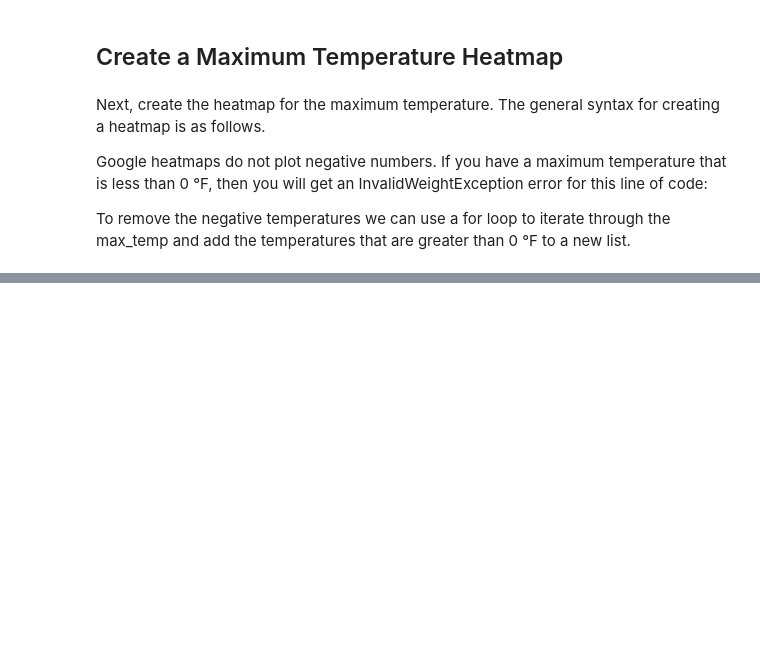
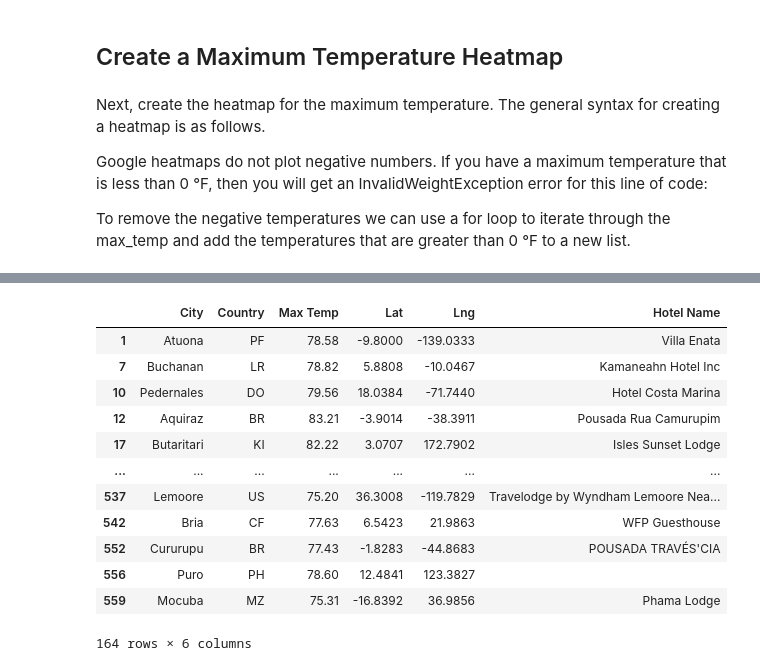
Before and after one commit to danielbrock4/APIs_PlanMyTrip_WeatherDataVisualiztion, a Jupyter notebook: VacationPy.ipynb, the cells around one changed output, grey strips where cells are left out. Drawn from its saved outputs; the diff is of its cells as text; code cells hidden in the pictures; blank space fills up the shorter version.

```diff
--- a/VacationPy.ipynb
+++ b/VacationPy.ipynb
@@ -81,0 +227,5 @@ fig
+# %%
+# Create DataFrame called hotel_df to store hotel names along with city, country, max temp, and coordinates.
+hotel_df = preferred_cities_df[["City", "Country", "Max Temp", "Lat", "Lng"]].copy()
+hotel_df["Hotel Name"] = ""
+hotel_df.head(10)
@@ -81,0 +261,7 @@ fig
+# %%
+# Set parameters to search for a hotel.
+params = {
+    "radius": 5000,
+    "type": "lodging",
+    "key": g_key
+}
@@ -81,0 +274,19 @@ fig
+# %%
+# Iterate through the DataFrame.
+for index, row in hotel_df.iterrows():
+    # Get the latitude and longitude.
+    lat = row["Lat"]
+    lng = row["Lng"]
+
+    # Add the latitude and longitude to location key for the params dictionary.
+    params["location"] = f"{lat},{lng}"
+
+    # Use the search term: "lodging" and our latitude and longitude.
+    base_url = "https://maps.googleapis.com/maps/api/place/nearbysearch/json"
+    # Make request and get the JSON data from the search.
+    hotels = requests.get(base_url, params=params).json()
+    # Grab the first hotel from the results and store the name.
+    try:
+        hotel_df.loc[index, "Hotel Name"] = hotels["results"][0]["name"]
+    except (IndexError):
+        print("Hotel not found... skipping.")
@@ -81,0 +309,16 @@ fig
+# %%
+hotel_df
+# %% [output]
+|  | City | Country | Max Temp | Lat | Lng | Hotel Name |
+| 1 | Atuona | PF | 78.58 | -9.8000 | -139.0333 | Villa Enata |
+| 7 | Buchanan | LR | 78.82 | 5.8808 | -10.0467 | Kamaneahn Hotel Inc |
+| 10 | Pedernales | DO | 79.56 | 18.0384 | -71.7440 | Hotel Costa Marina |
+| 12 | Aquiraz | BR | 83.21 | -3.9014 | -38.3911 | Pousada Rua Camurupim |
+| 17 | Butaritari | KI | 82.22 | 3.0707 | 172.7902 | Isles Sunset Lodge |
+| ... | ... | ... | ... | ... | ... | ... |
+| 537 | Lemoore | US | 75.20 | 36.3008 | -119.7829 | Travelodge by Wyndham Lemoore Nea... |
+| 542 | Bria | CF | 77.63 | 6.5423 | 21.9863 | WFP Guesthouse |
+| 552 | Cururupu | BR | 77.43 | -1.8283 | -44.8683 | POUSADA TRAVÉS'CIA |
+| 556 | Puro | PH | 78.60 | 12.4841 | 123.3827 |  |
+| 559 | Mocuba | MZ | 75.31 | -16.8392 | 36.9856 | Phama Lodge |
+164 rows × 6 columns
```
Also changed, not shown: parts of 29 cells of this notebook, 5 other files.
